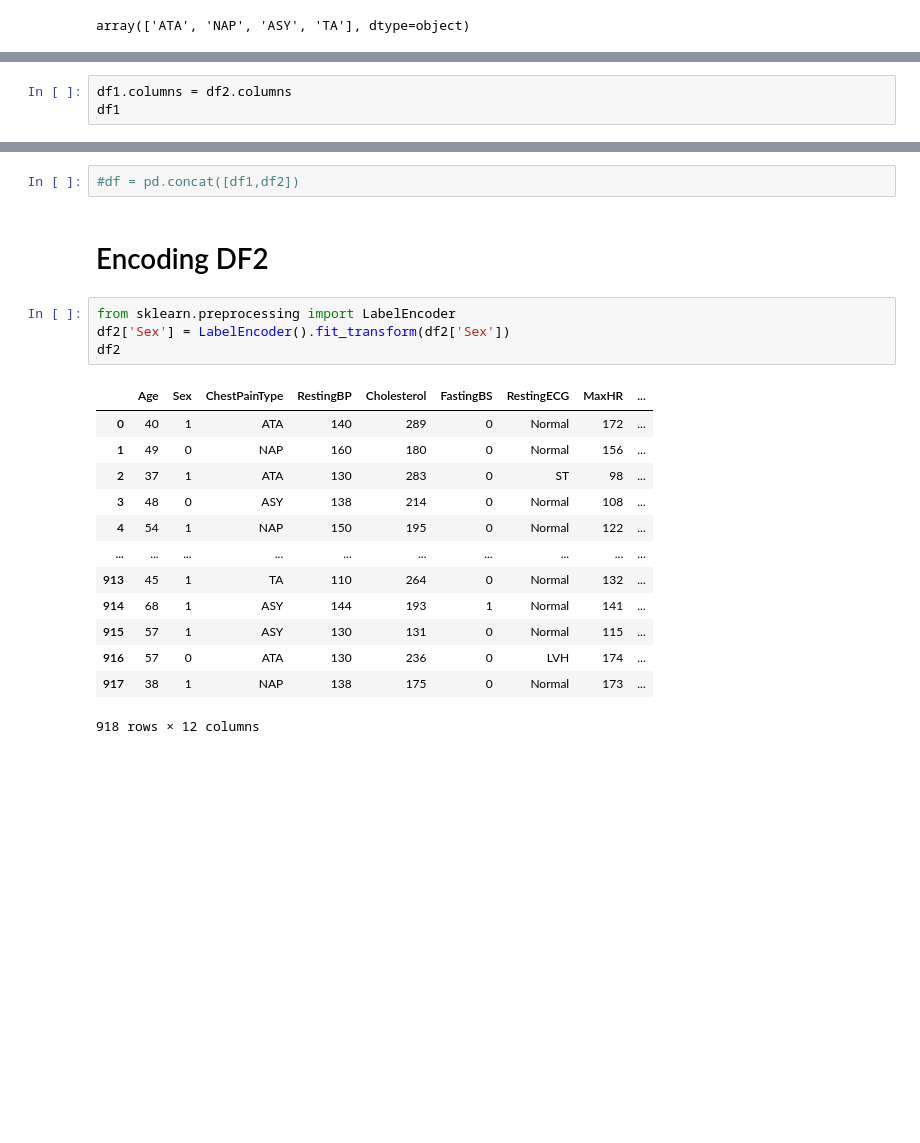
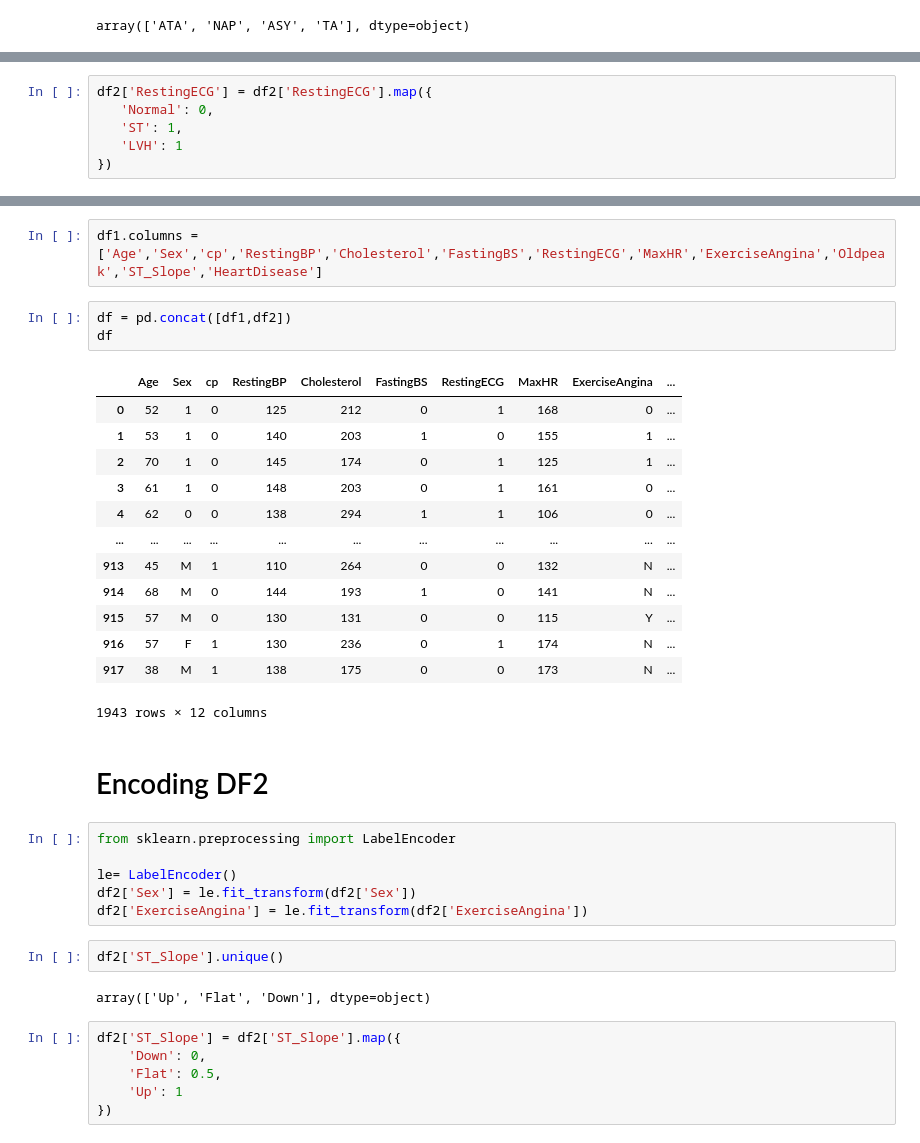
Before and after one commit to Arif118/Heart-disease-prediction, a Jupyter notebook: Heart_disease_prediction.ipynb, the cells around one changed output, grey strips where cells are left out. Saved outputs shown, nothing was run; the diff lists cells and outputs as text; blank space fills up the shorter version.

```diff
--- a/Heart_disease_prediction.ipynb
+++ b/Heart_disease_prediction.ipynb
@@ -44,0 +40,6 @@ array(['ATA', 'NAP', 'ASY', 'TA'], dtype=object)
+# %%
+df2['RestingECG'] = df2['RestingECG'].map({
+   'Normal': 0,
+   'ST': 1,
+   'LVH': 1
+})
@@ -64,3 +66,0 @@ df1
-# %%
-df1.columns = df2.columns
-df1
@@ -81,22 +83,37 @@ df1
+# %%
+df1.columns = ['Age','Sex','cp','RestingBP','Cholesterol','FastingBS','RestingECG','MaxHR','ExerciseAngina','Oldpeak','ST_Slope','HeartDisease']
 # %%
-#df = pd.concat([df1,df2])
+df = pd.concat([df1,df2])
+df
+# %% [output]
+|  | Age | Sex | cp | RestingBP | Cholesterol | FastingBS | RestingECG | MaxHR | ExerciseAngina | ... |
+| 0 | 52 | 1 | 0 | 125 | 212 | 0 | 1 | 168 | 0 | ... |
+| 1 | 53 | 1 | 0 | 140 | 203 | 1 | 0 | 155 | 1 | ... |
+| 2 | 70 | 1 | 0 | 145 | 174 | 0 | 1 | 125 | 1 | ... |
+| 3 | 61 | 1 | 0 | 148 | 203 | 0 | 1 | 161 | 0 | ... |
+| 4 | 62 | 0 | 0 | 138 | 294 | 1 | 1 | 106 | 0 | ... |
+| ... | ... | ... | ... | ... | ... | ... | ... | ... | ... | ... |
+| 913 | 45 | M | 1 | 110 | 264 | 0 | 0 | 132 | N | ... |
+| 914 | 68 | M | 0 | 144 | 193 | 1 | 0 | 141 | N | ... |
+| 915 | 57 | M | 0 | 130 | 131 | 0 | 0 | 115 | Y | ... |
+| 916 | 57 | F | 1 | 130 | 236 | 0 | 1 | 174 | N | ... |
+| 917 | 38 | M | 1 | 138 | 175 | 0 | 0 | 173 | N | ... |
+1943 rows × 12 columns
 # %% [markdown]
 # Encoding DF2
 # %%
 from sklearn.preprocessing import LabelEncoder
-df2['Sex'] = LabelEncoder().fit_transform(df2['Sex'])
-df2
+
+le= LabelEncoder()
+df2['Sex'] = le.fit_transform(df2['Sex'])
+df2['ExerciseAngina'] = le.fit_transform(df2['ExerciseAngina'])
-# %% [output]
-|  | Age | Sex | ChestPainType | RestingBP | Cholesterol | FastingBS | RestingECG | MaxHR | ... |
-| 0 | 40 | 1 | ATA | 140 | 289 | 0 | Normal | 172 | ... |
-| 1 | 49 | 0 | NAP | 160 | 180 | 0 | Normal | 156 | ... |
-| 2 | 37 | 1 | ATA | 130 | 283 | 0 | ST | 98 | ... |
-| 3 | 48 | 0 | ASY | 138 | 214 | 0 | Normal | 108 | ... |
-| 4 | 54 | 1 | NAP | 150 | 195 | 0 | Normal | 122 | ... |
-| ... | ... | ... | ... | ... | ... | ... | ... | ... | ... |
-| 913 | 45 | 1 | TA | 110 | 264 | 0 | Normal | 132 | ... |
-| 914 | 68 | 1 | ASY | 144 | 193 | 1 | Normal | 141 | ... |
-| 915 | 57 | 1 | ASY | 130 | 131 | 0 | Normal | 115 | ... |
-| 916 | 57 | 0 | ATA | 130 | 236 | 0 | LVH | 174 | ... |
-| 917 | 38 | 1 | NAP | 138 | 175 | 0 | Normal | 173 | ... |
-918 rows × 12 columns
+# %%
+df2['ST_Slope'].unique()
+# %% [output]
+array(['Up', 'Flat', 'Down'], dtype=object)
+# %%
+df2['ST_Slope'] = df2['ST_Slope'].map({
+    'Down': 0,
+    'Flat': 0.5,
+    'Up': 1
+})
```
Also changed, not shown: parts of 12 cells of this notebook.
